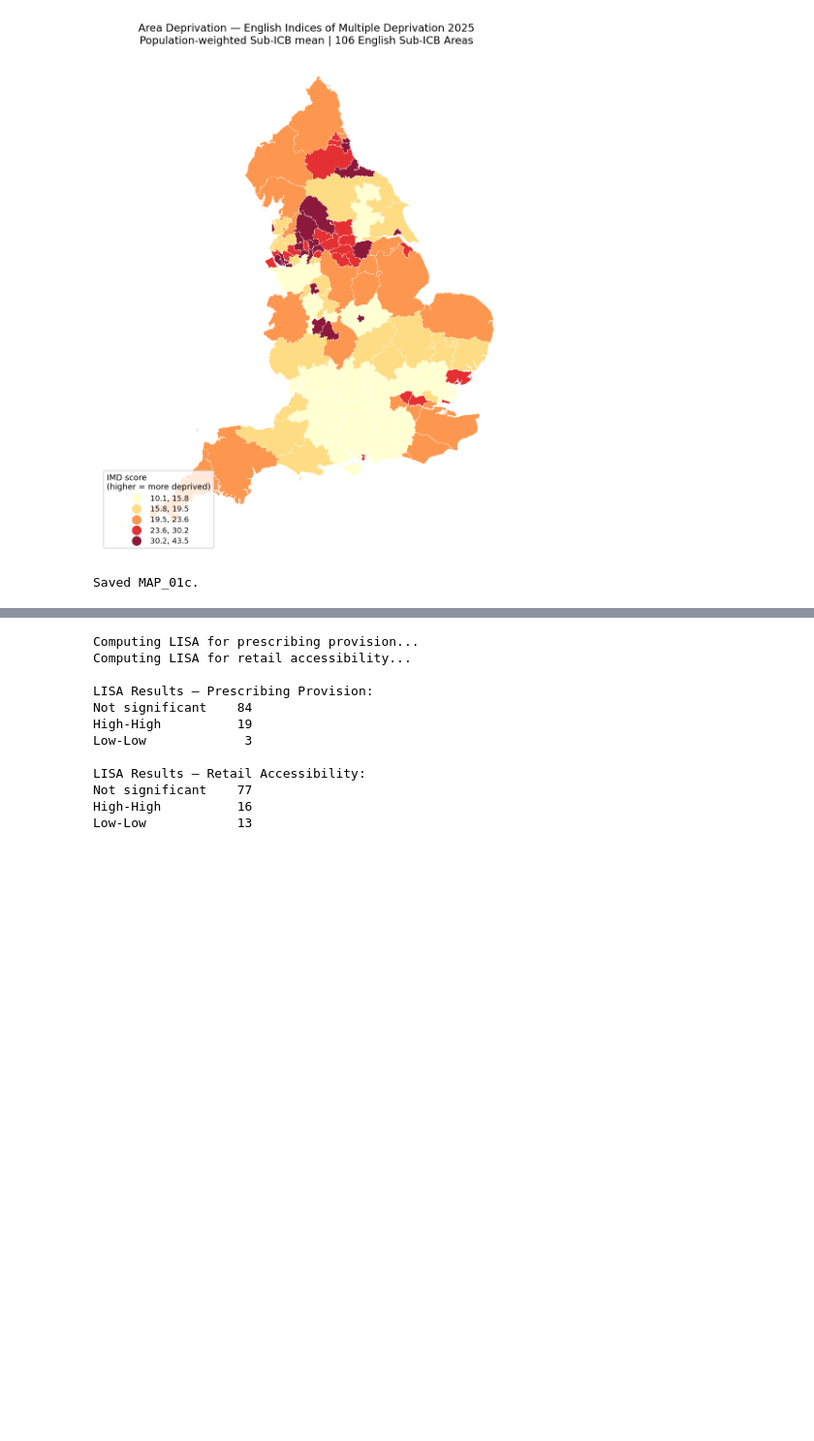
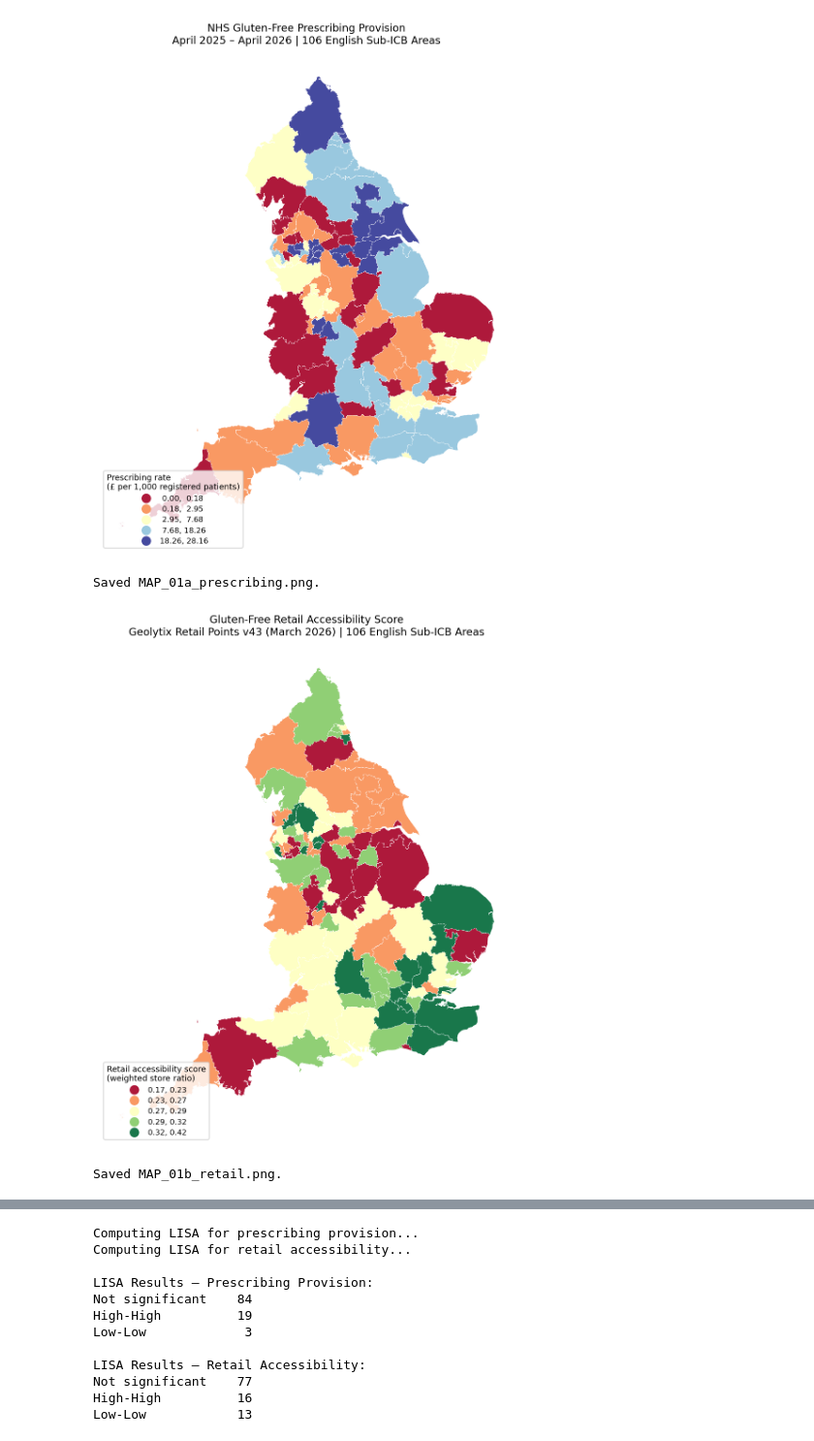
Before and after one commit to namraasghar/gluten-free-spatial-inequality, a Jupyter notebook: notebooks/05_choropleth_maps.ipynb, the cells around one changed output, grey strips where cells are left out. Shown at 97% size. Drawn from its saved outputs; the diff is of its cells as text; code cells hidden in the pictures; blank space fills up the shorter version.

```diff
--- a/notebooks/05_choropleth_maps.ipynb
+++ b/notebooks/05_choropleth_maps.ipynb
@@ -224,25 +165,49 @@ Saved MAP_01b.
 # %%
-# ── MAP 3 — Area Deprivation ───────────────────────────────────────────────
-fig, ax = plt.subplots(1, 1, figsize=(10, 8))
+# ═══════════════════════════════════════════════════════════════════════════
+# CELL 3 — THREE AXIS CHOROPLETH MAPS (separate figures)
+# ═══════════════════════════════════════════════════════════════════════════
 
-gdf.plot(column='imd_score_weighted', ax=ax,
-         cmap='YlOrRd', scheme='quantiles', k=5,
-         legend=True,
-         legend_kwds={
-             'title': 'IMD score\n(higher = more deprived)',
-             'loc': 'lower left', 'fontsize': 8, 'title_fontsize': 8.5,
-             'fmt': '{:.1f}',
-         },
-         edgecolor='white', linewidth=0.3, alpha=0.9)
+def choropleth_map(gdf, column, cmap, title, cbar_label, filename,
+                   scheme='quantiles', k=5):
+    fig, ax = plt.subplots(1, 1, figsize=(10, 8))
+    gdf.plot(column=column, ax=ax, cmap=cmap,
+             scheme=scheme, k=k, legend=True,
+             legend_kwds={
+                 'title': cbar_label,
+                 'loc': 'lower left',
+                 'fontsize': 8, 'title_fontsize': 8.5,
+                 'fmt': '{:.2f}',
+             },
+             edgecolor='white', linewidth=0.3, alpha=0.9)
+    ax.set_title(title, fontsize=11, pad=10)
+    ax.set_axis_off()
+    plt.tight_layout()
+    plt.savefig(f'{FIG_PATH}/{filename}', bbox_inches='tight', dpi=150)
+    plt.show()
+    print(f"Saved {filename}.")
 
-ax.set_title('Area Deprivation — English Indices of Multiple Deprivation 2025\n'
-             'Population-weighted Sub-ICB mean | 106 English Sub-ICB Areas',
-             fontsize=11, pad=10)
-ax.set_axis_off()
-plt.tight_layout()
-plt.savefig(f'{FIG_PATH}/MAP_01c_imd.png', bbox_inches='tight', dpi=150)
-plt.show()
-print("Saved MAP_01c.")
+choropleth_map(
+    gdf, 'prescribing_rate_recent', 'RdYlBu',
+    'NHS Gluten-Free Prescribing Provision\n'
+    'April 2025 – April 2026 | 106 English Sub-ICB Areas',
+    'Prescribing rate\n(£ per 1,000 registered patients)',
+    'MAP_01a_prescribing.png')
+
+choropleth_map(
+    gdf, 'retail_accessibility_score', 'RdYlGn',
+    'Gluten-Free Retail Accessibility Score\n'
+    'Geolytix Retail Points v43 (March 2026) | 106 English Sub-ICB Areas',
+    'Retail accessibility score\n(weighted store ratio)',
+    'MAP_01b_retail.png')
+
+choropleth_map(
+    gdf, 'imd_score_weighted', 'YlOrRd',
+    'Area Deprivation — English Indices of Multiple Deprivation 2025\n'
+    'Population-weighted Sub-ICB mean | 106 English Sub-ICB Areas',
+    'IMD score\n(higher = more deprived)',
+    'MAP_01c_imd.png')
 # %% [output]
-[figure, old version]
+[figure, new version]
-Saved MAP_01c.
+Saved MAP_01a_prescribing.png.
+[figure, added]
+Saved MAP_01b_retail.png.
```
Also changed, not shown: parts of 10 cells of this notebook, 6 other files.
